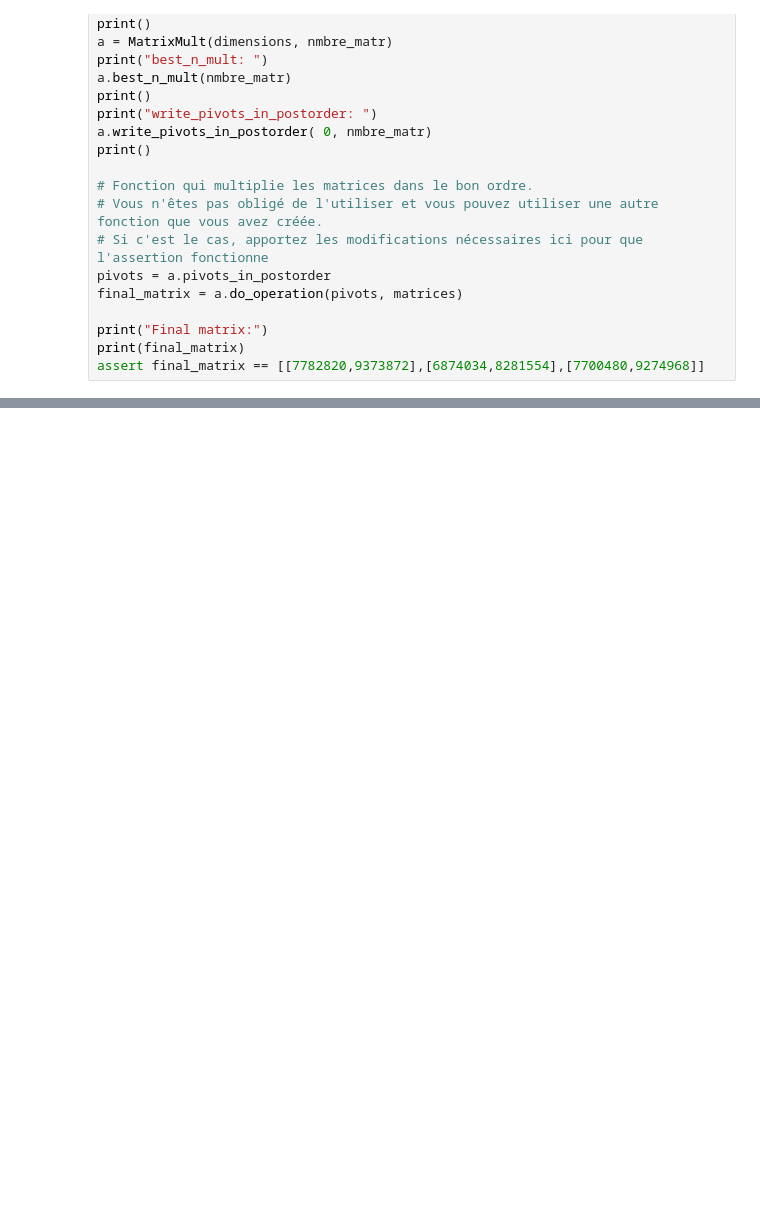
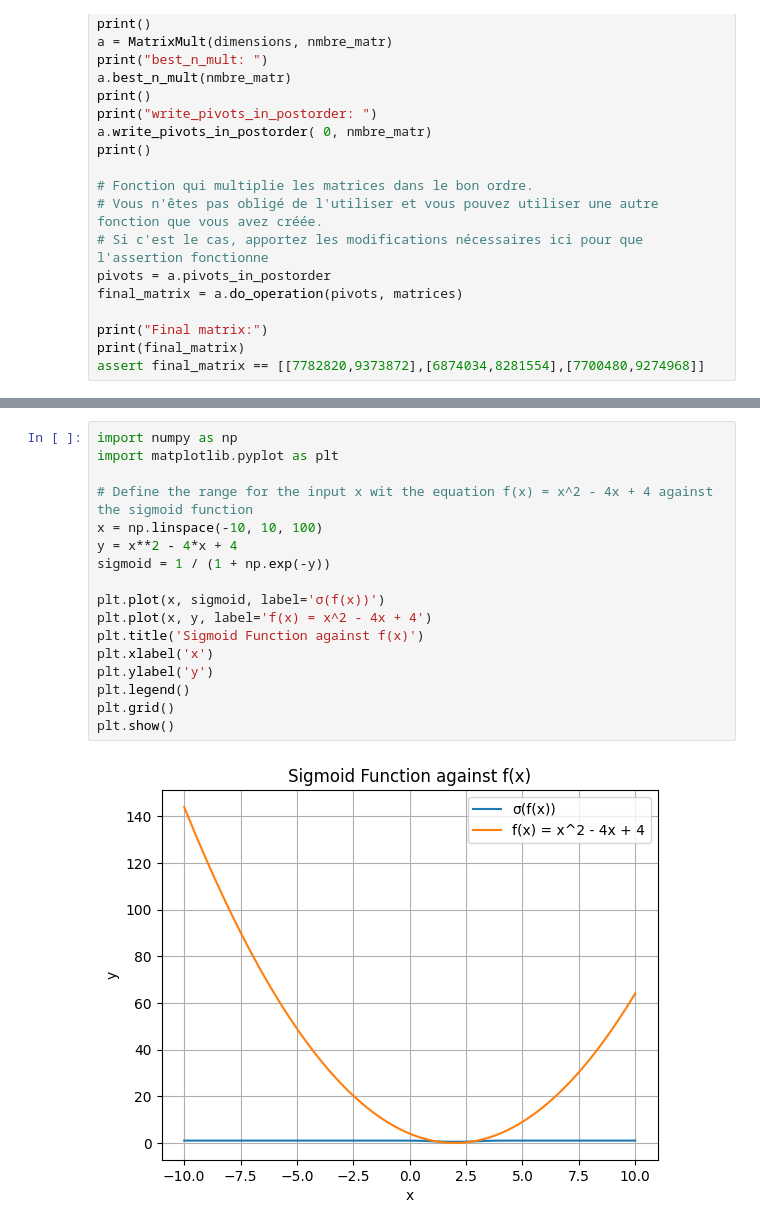
Before and after one commit to ahonongobi/Data_Structure_and_algo, a Jupyter notebook: brouillons.ipynb, the cells around one changed output, grey strips where cells are left out. Saved outputs shown, nothing was run; the diff lists cells and outputs as text; blank space fills up the shorter version.

```diff
--- a/brouillons.ipynb
+++ b/brouillons.ipynb
@@ -106,0 +261,19 @@ assert final_matrix == [[7782820,9373872],[6874034,8281554],[7700480,9274968]]
+# %%
+import numpy as np
+import matplotlib.pyplot as plt
+
+# Define the range for the input x wit the equation f(x) = x^2 - 4x + 4 against the sigmoid function
+x = np.linspace(-10, 10, 100)
+y = x**2 - 4*x + 4
+sigmoid = 1 / (1 + np.exp(-y))
+
+plt.plot(x, sigmoid, label='σ(f(x))')
+plt.plot(x, y, label='f(x) = x^2 - 4x + 4')
+plt.title('Sigmoid Function against f(x)')
+plt.xlabel('x')
+plt.ylabel('y')
+plt.legend()
+plt.grid()
+plt.show()
+# %% [output]
+[figure, added]
```
Also changed, not shown: parts of 51 cells of this notebook, 3 other files.
